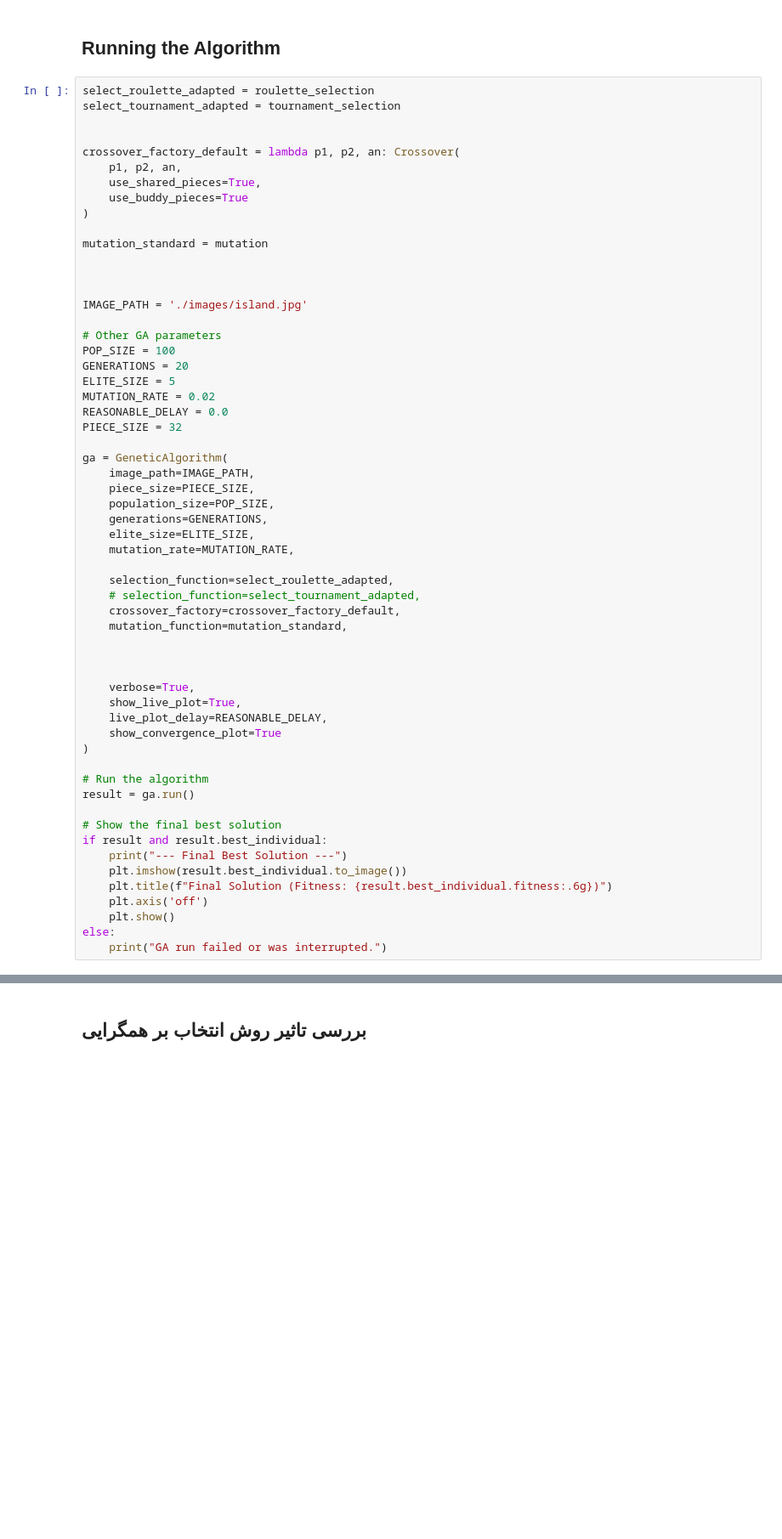
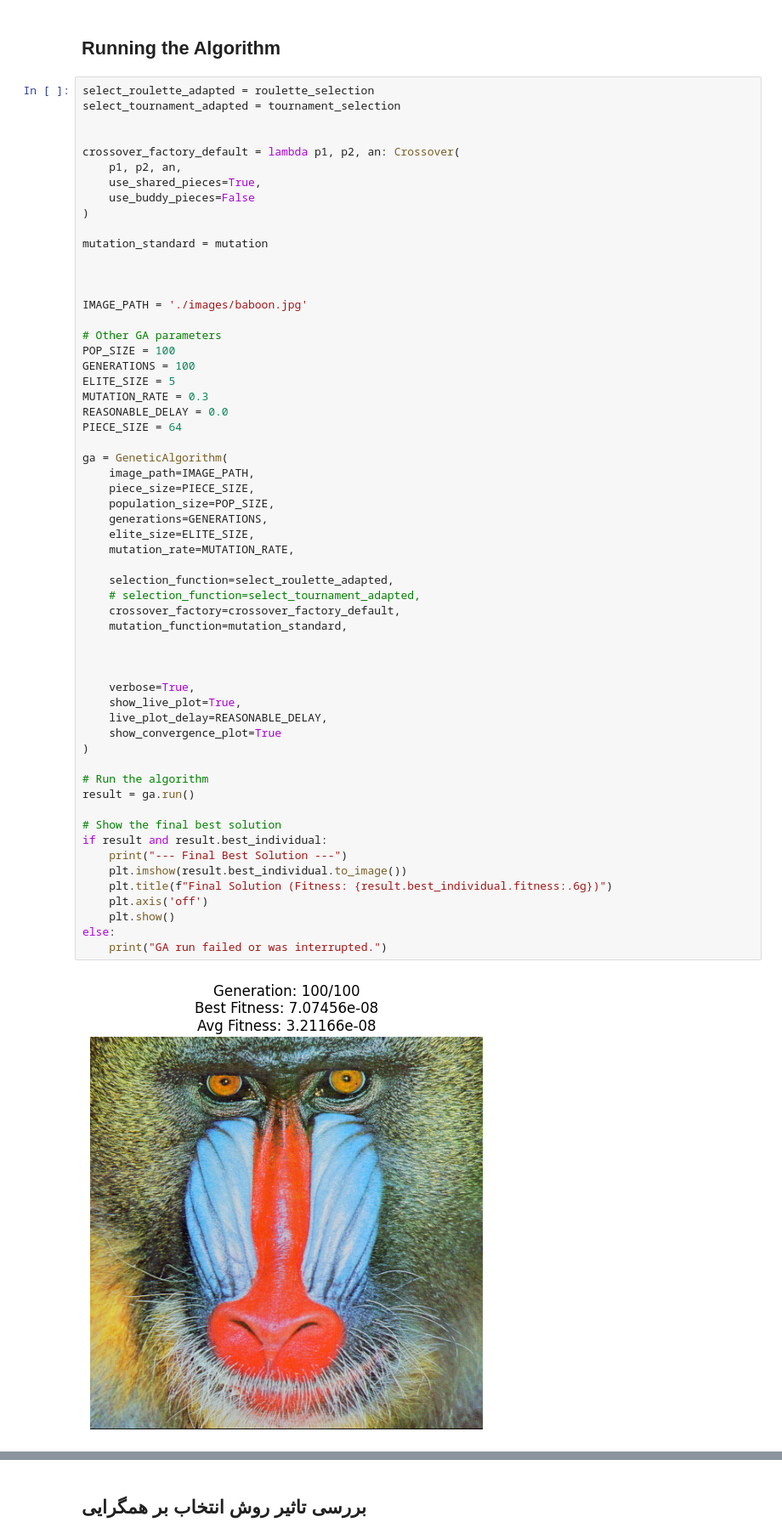
Before and after one commit to MSadraA/AI-projects, a Jupyter notebook: CA2/genetic.ipynb, the cells around one changed output, grey strips where cells are left out. Shown at 85% size. Saved outputs shown, nothing was run; the diff lists cells and outputs as text; blank space fills up the shorter version.

```diff
--- a/CA2/genetic.ipynb
+++ b/CA2/genetic.ipynb
@@ -869,22 +869,22 @@ select_tournament_adapted = tournament_selection
 crossover_factory_default = lambda p1, p2, an: Crossover(
     p1, p2, an,
     use_shared_pieces=True,
-    use_buddy_pieces=True
+    use_buddy_pieces=False
 )
 
 mutation_standard = mutation
 
 
 
-IMAGE_PATH = './images/island.jpg'
+IMAGE_PATH = './images/baboon.jpg'
 
 # Other GA parameters
 POP_SIZE = 100
-GENERATIONS = 20
+GENERATIONS = 100
 ELITE_SIZE = 5
-MUTATION_RATE = 0.02
+MUTATION_RATE = 0.3
 REASONABLE_DELAY = 0.0
-PIECE_SIZE = 32
+PIECE_SIZE = 64
 
 ga = GeneticAlgorithm(
     image_path=IMAGE_PATH,
@@ -892,30 +892,32 @@ ga = GeneticAlgorithm(
     population_size=POP_SIZE,
     generations=GENERATIONS,
     elite_size=ELITE_SIZE,
     mutation_rate=MUTATION_RATE,
 
     selection_function=select_roulette_adapted,
     # selection_function=select_tournament_adapted,
     crossover_factory=crossover_factory_default,
     mutation_function=mutation_standard,
 
 
 
     verbose=True,
     show_live_plot=True,
     live_plot_delay=REASONABLE_DELAY,
     show_convergence_plot=True
 )
 
 # Run the algorithm
 result = ga.run()
 
 # Show the final best solution
 if result and result.best_individual:
     print("--- Final Best Solution ---")
     plt.imshow(result.best_individual.to_image())
     plt.title(f"Final Solution (Fitness: {result.best_individual.fitness:.6g})")
     plt.axis('off')
     plt.show()
 else:
     print("GA run failed or was interrupted.")
+# %% [output]
+[figure, added]
```
Also changed, not shown: parts of 1 cell of this notebook, 54 other files.
